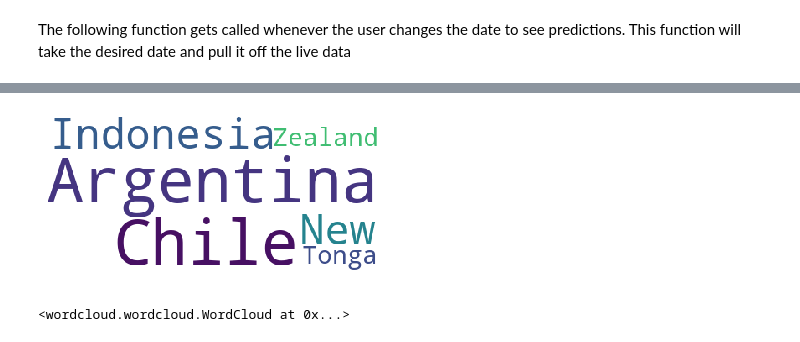
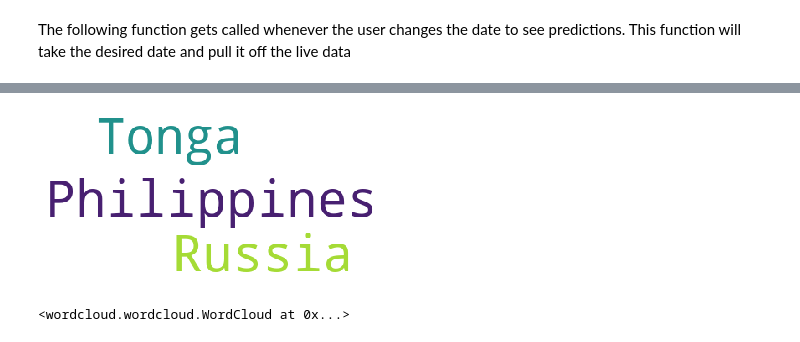
Before and after one commit to BemTG/Earthquake-Predictor-using-XGboost, a Jupyter notebook: Predicting quakes (gamma).ipynb, the cells around one changed output, grey strips where cells are left out. Drawn from its saved outputs; the diff is of its cells as text; code cells hidden in the pictures.

```diff
--- a/Predicting quakes (gamma).ipynb
+++ b/Predicting quakes (gamma).ipynb
@@ -795,28 +794,28 @@ get_earth_quake_estimates(datetime.strptime("04/23/2020", '%m/%d/%Y'), df_live)
 # %%
 def cloudword_generator(desired_date, df_live):
     datetime_object = desired_date #datetime.strptime(desired_date, '%m/%d/%Y')
     live_set_tmp = df_live[df_live['date'] == datetime_object]
 
     locations=[]
     for i in live_set_tmp['place']:
         place=i+' '
         locations.append(place)
         pass
 
     combined_locations=''.join(locations)
 
     cloud_locations= WordCloud(background_color='white').generate(combined_locations)
 
     plt.imshow(cloud_locations)
     plt.axis('off')
     plt.show()
 
     return cloud_locations
 
 
-cloudword_generator(datetime.strptime("04/23/2020", '%m/%d/%Y'), df_live)
+cloudword_generator(datetime.strptime("04/24/2020", '%m/%d/%Y'), df_live)
 # %% [output]
-[figure, old version]
+[figure, new version]
 <wordcloud.wordcloud.WordCloud at 0x...>
 # %%
 # pull future predictions
```
Also changed, not shown: parts of 20 cells of this notebook.
